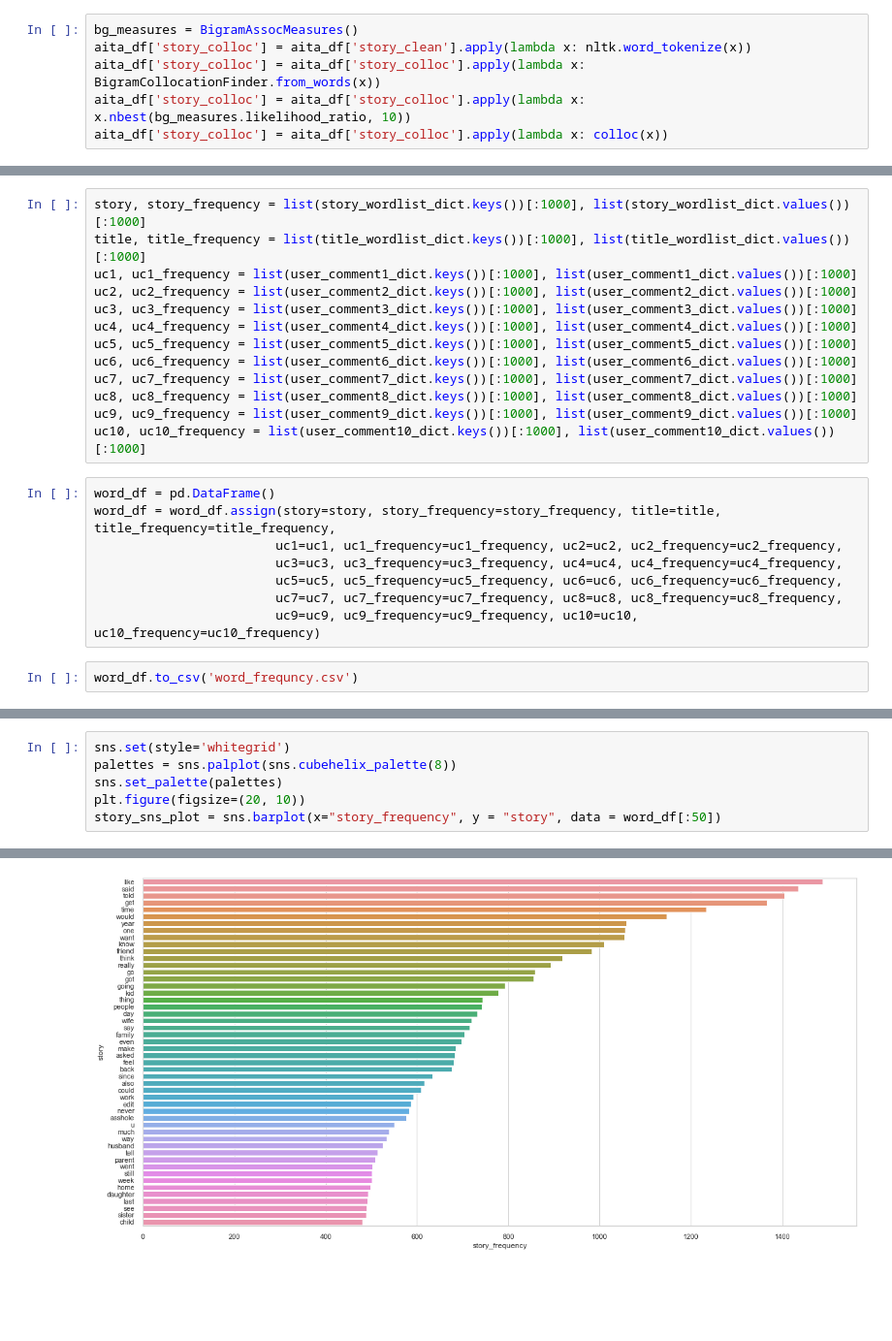
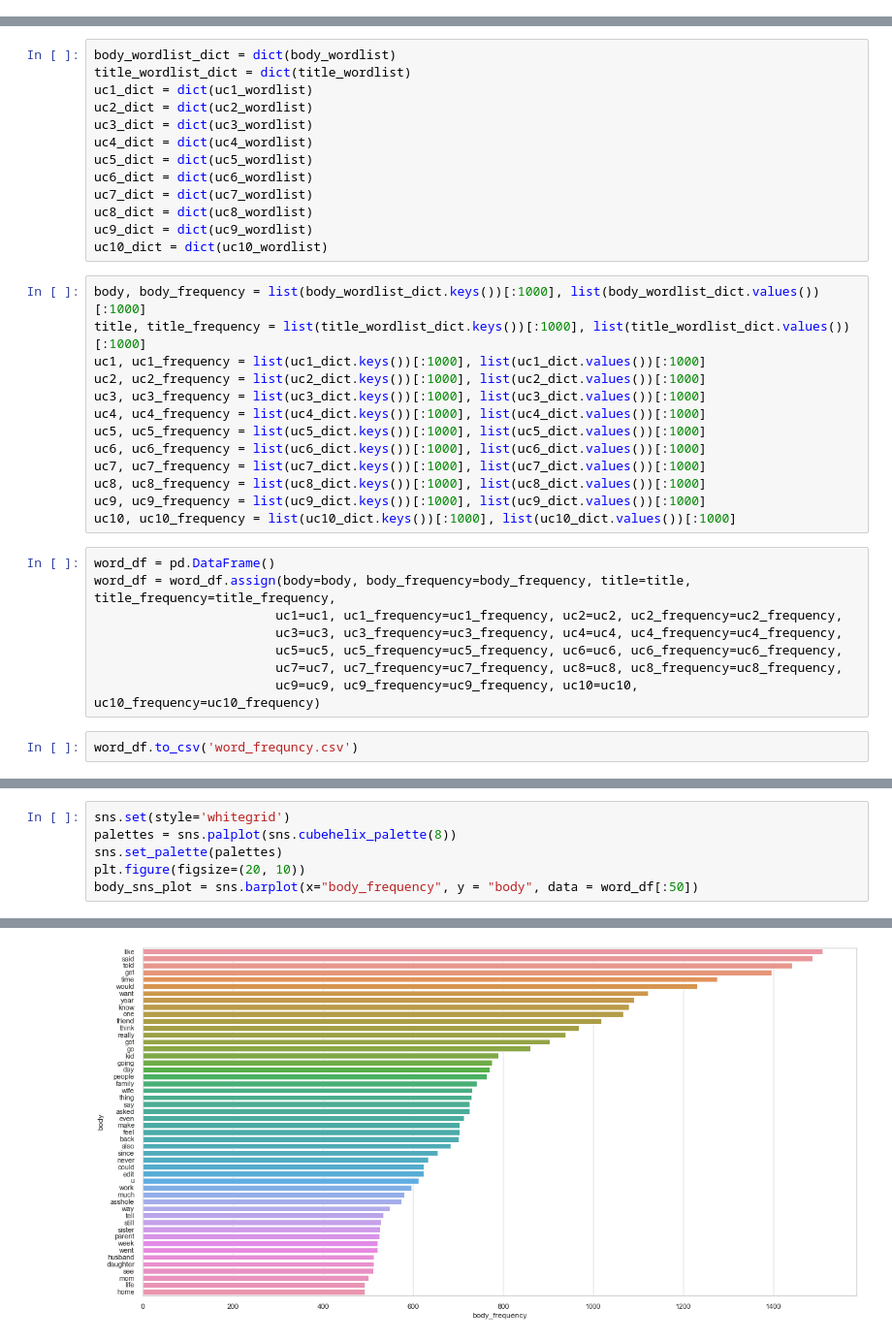
Before and after one commit to Andrew-Sai/reddit-aita, a Jupyter notebook: reddit-aita-preparation.ipynb, the cells around one changed output, grey strips where cells are left out. Shown at 97% size. Saved outputs shown, nothing was run; the diff lists cells and outputs as text; blank space fills up the shorter version.

```diff
--- a/reddit-aita-preparation.ipynb
+++ b/reddit-aita-preparation.ipynb
@@ -325,6 +361,0 @@ Name: user_comment10_clean, Length: 943, dtype: object
-# %%
-bg_measures = BigramAssocMeasures()
-aita_df['story_colloc'] = aita_df['story_clean'].apply(lambda x: nltk.word_tokenize(x))
-aita_df['story_colloc'] = aita_df['story_colloc'].apply(lambda x: BigramCollocationFinder.from_words(x))
-aita_df['story_colloc'] = aita_df['story_colloc'].apply(lambda x: x.nbest(bg_measures.likelihood_ratio, 10))
-aita_df['story_colloc'] = aita_df['story_colloc'].apply(lambda x: colloc(x))
@@ -532,19 +520,32 @@ print(len(user_comment10_dict))
+# %%
+body_wordlist_dict = dict(body_wordlist)
+title_wordlist_dict = dict(title_wordlist)
+uc1_dict = dict(uc1_wordlist)
+uc2_dict = dict(uc2_wordlist)
+uc3_dict = dict(uc3_wordlist)
+uc4_dict = dict(uc4_wordlist)
+uc5_dict = dict(uc5_wordlist)
+uc6_dict = dict(uc6_wordlist)
+uc7_dict = dict(uc7_wordlist)
+uc8_dict = dict(uc8_wordlist)
+uc9_dict = dict(uc9_wordlist)
+uc10_dict = dict(uc10_wordlist)
 # %%
-story, story_frequency = list(story_wordlist_dict.keys())[:1000], list(story_wordlist_dict.values())[:1000]
+body, body_frequency = list(body_wordlist_dict.keys())[:1000], list(body_wordlist_dict.values())[:1000]
 title, title_frequency = list(title_wordlist_dict.keys())[:1000], list(title_wordlist_dict.values())[:1000]
-uc1, uc1_frequency = list(user_comment1_dict.keys())[:1000], list(user_comment1_dict.values())[:1000]
-uc2, uc2_frequency = list(user_comment2_dict.keys())[:1000], list(user_comment2_dict.values())[:1000]
-uc3, uc3_frequency = list(user_comment3_dict.keys())[:1000], list(user_comment3_dict.values())[:1000]
-uc4, uc4_frequency = list(user_comment4_dict.keys())[:1000], list(user_comment4_dict.values())[:1000]
-uc5, uc5_frequency = list(user_comment5_dict.keys())[:1000], list(user_comment5_dict.values())[:1000]
-uc6, uc6_frequency = list(user_comment6_dict.keys())[:1000], list(user_comment6_dict.values())[:1000]
-uc7, uc7_frequency = list(user_comment7_dict.keys())[:1000], list(user_comment7_dict.values())[:1000]
-uc8, uc8_frequency = list(user_comment8_dict.keys())[:1000], list(user_comment8_dict.values())[:1000]
-uc9, uc9_frequency = list(user_comment9_dict.keys())[:1000], list(user_comment9_dict.values())[:1000]
-uc10, uc10_frequency = list(user_comment10_dict.keys())[:1000], list(user_comment10_dict.values())[:1000]
+uc1, uc1_frequency = list(uc1_dict.keys())[:1000], list(uc1_dict.values())[:1000]
+uc2, uc2_frequency = list(uc2_dict.keys())[:1000], list(uc2_dict.values())[:1000]
+uc3, uc3_frequency = list(uc3_dict.keys())[:1000], list(uc3_dict.values())[:1000]
+uc4, uc4_frequency = list(uc4_dict.keys())[:1000], list(uc4_dict.values())[:1000]
+uc5, uc5_frequency = list(uc5_dict.keys())[:1000], list(uc5_dict.values())[:1000]
+uc6, uc6_frequency = list(uc6_dict.keys())[:1000], list(uc6_dict.values())[:1000]
+uc7, uc7_frequency = list(uc7_dict.keys())[:1000], list(uc7_dict.values())[:1000]
+uc8, uc8_frequency = list(uc8_dict.keys())[:1000], list(uc8_dict.values())[:1000]
+uc9, uc9_frequency = list(uc9_dict.keys())[:1000], list(uc9_dict.values())[:1000]
+uc10, uc10_frequency = list(uc10_dict.keys())[:1000], list(uc10_dict.values())[:1000]
 # %%
 word_df = pd.DataFrame()
-word_df = word_df.assign(story=story, story_frequency=story_frequency, title=title, title_frequency=title_frequency,
+word_df = word_df.assign(body=body, body_frequency=body_frequency, title=title, title_frequency=title_frequency,
                         uc1=uc1, uc1_frequency=uc1_frequency, uc2=uc2, uc2_frequency=uc2_frequency,
                         uc3=uc3, uc3_frequency=uc3_frequency, uc4=uc4, uc4_frequency=uc4_frequency,
                         uc5=uc5, uc5_frequency=uc5_frequency, uc6=uc6, uc6_frequency=uc6_frequency,
@@ -678,12 +656,12 @@ Index(['story', 'story_frequency', 'title', 'title_frequency', 'uc1',
 # %%
 sns.set(style='whitegrid')
 palettes = sns.palplot(sns.cubehelix_palette(8))
 sns.set_palette(palettes)
 plt.figure(figsize=(20, 10))
-story_sns_plot = sns.barplot(x="story_frequency", y = "story", data = word_df[:50])
+body_sns_plot = sns.barplot(x="body_frequency", y = "body", data = word_df[:50])
 # %% [output]
 [figure]
-[figure, old version]
+[figure, new version]
 # %%
 plt.figure(figsize=(20, 10))
 sns.set(style='whitegrid')
```
Also changed, not shown: parts of 93 cells of this notebook.
